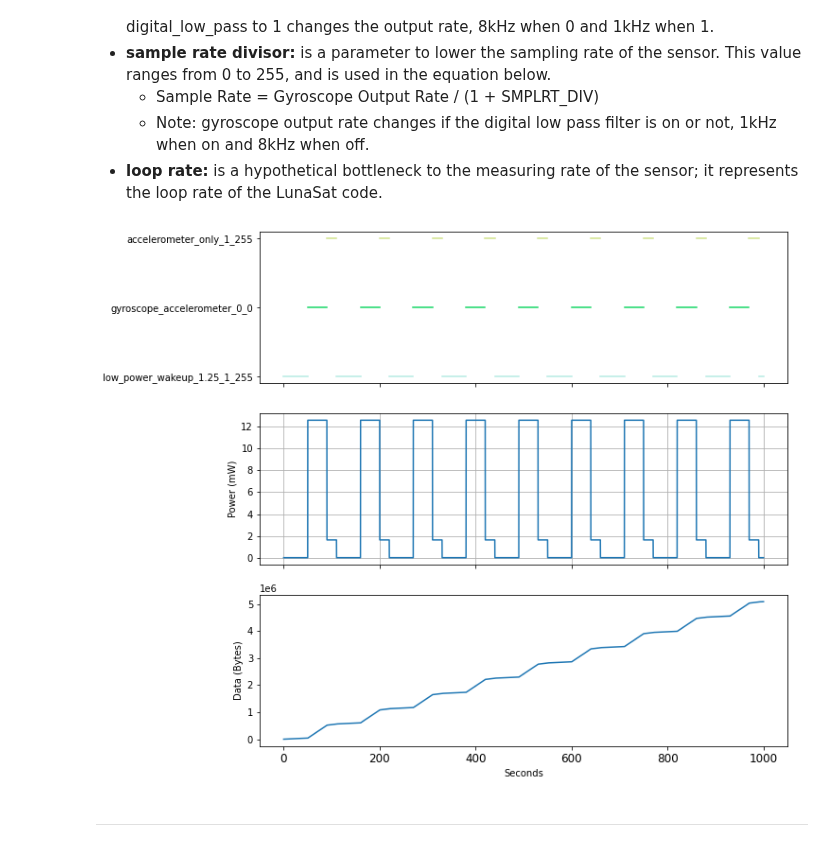
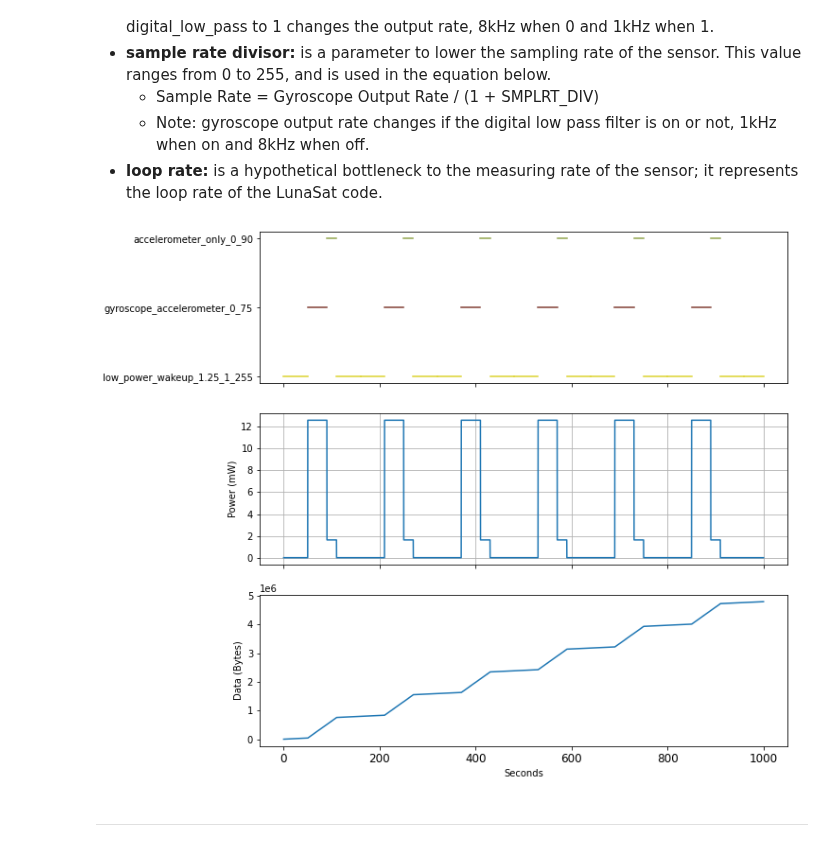
Before and after one commit to GLEE2023/ModeUserInterface, a Jupyter notebook: sensors/model.ipynb, the cells around one changed output. Cells and saved outputs as stored; diff of their text form; code cells hidden in the pictures.

```diff
--- a/sensors/model.ipynb
+++ b/sensors/model.ipynb
@@ -130,14 +133,13 @@ Parameters:
     * Note: gyroscope output rate changes if the digital low pass filter is on or not, 1kHz when on and 8kHz when off.
 - **loop rate:** is a hypothetical bottleneck to the measuring rate of the sensor; it represents the loop rate of the LunaSat code.
 # %%
-accelerometer = MPU6050(time_step=time_step, duration=duration,
-loop_rate=20)
+accelerometer = MPU6050(time_step=time_step, duration=duration, loop_rate=20)
 
-modedict = {"low_power_wakeup_1.25_1_255":50, "gyroscope_accelerometer_0_0":40, "accelerometer_only_1_255": 20, "low_power_wakeup_1.25_1_255":50,}
-active_times = generateActiveList(total_time=duration, modedict=modedict)
+modedict = np.array([("low_power_wakeup_1.25_1_255",50), ("gyroscope_accelerometer_0_75",40), ("accelerometer_only_0_90", 20), ("low_power_wakeup_1.25_1_255",50)])
+active_times = generateActiveList(total_time=duration, modelist=modedict)
 time_acc, power_acc, data_acc = accelerometer.runSim(active_times)
 # %% [output]
-[figure, old version]
+[figure, new version]
 # %% [markdown]
 ***
 # %% [markdown]
```
Also changed, not shown: parts of 2 cells of this notebook, 1 other file.
